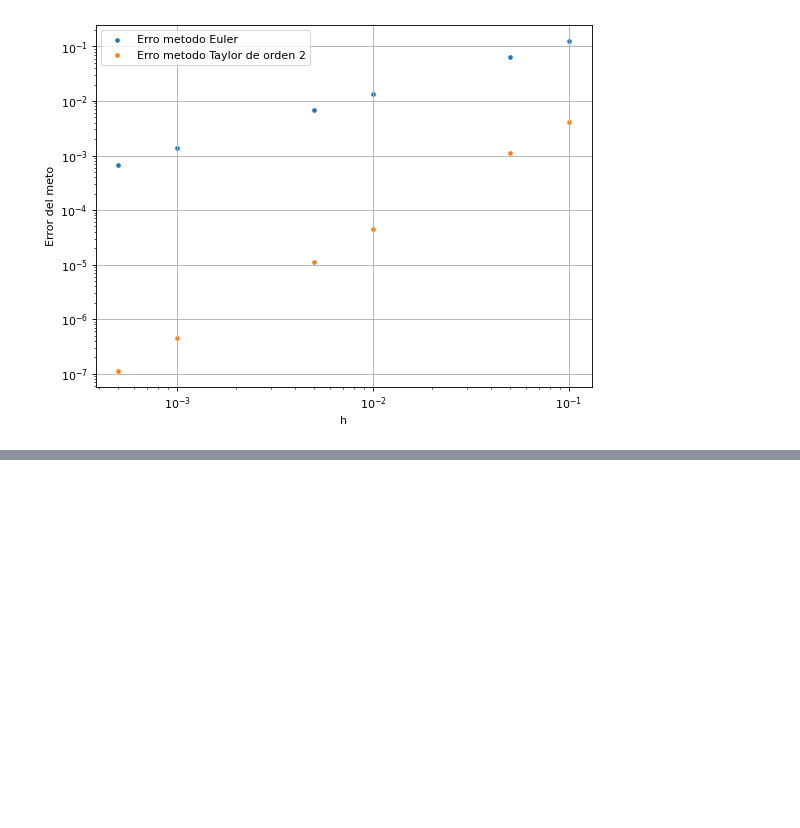
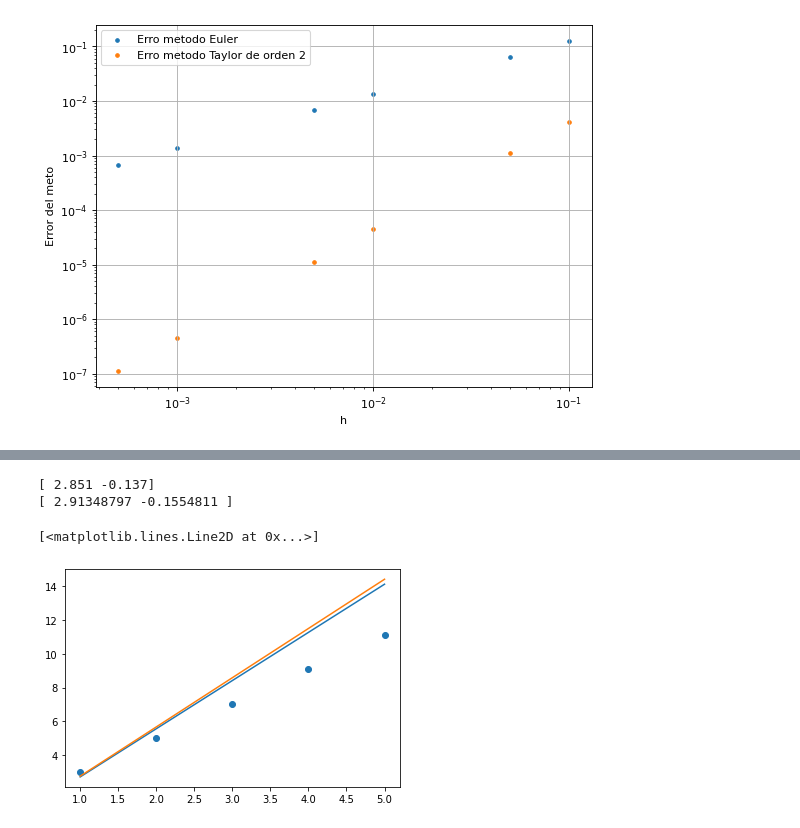
Before and after one commit to munhof/calculo-numerico, a Jupyter notebook: prueba_opsicion_DM_Exactas_uba_materias_con_hta_computacionales.ipynb, the cells around one changed output, grey strips where cells are left out. Saved outputs shown, nothing was run; the diff lists cells and outputs as text; code cells hidden in the pictures; blank space fills up the shorter version.

```diff
--- a/prueba_opsicion_DM_Exactas_uba_materias_con_hta_computacionales.ipynb
+++ b/prueba_opsicion_DM_Exactas_uba_materias_con_hta_computacionales.ipynb
@@ -453,0 +550,54 @@ plt.show()
+# %%
+#para este problema vamos a usar numpy y matplotlib
+
+import numpy as np
+import matplotlib.pyplot as plt
+
+#vamos a definir los arrays de los valores que vamos a ajustar
+
+X = np.array([1, 2, 3, 4, 5])
+Y = np.array([3, 5.01, 7.02, 9.1, 11.1])
+W = np.array([1, 0.5, 1, 0.5, 0.5])
+
+#Luego vamos a definir el espacio de funciones con el que vamos a ajustar, las phi_i
+
+phi_0 = lambda x : 1 + x*0
+
+phi_1 = lambda x : x
+
+phi = np.array([phi_0(X),phi_1(X)]) #juntamos las funcion phi_i como un vector
+
+#ahora definmos la funcion
+
+def ajusteCuadradosMinimos(X, Y, Func, W = []):
+    if W == []:
+        W = np.ones_like(Y)
+    n = len(X)
+    m = len(Func)
+    A = np.zeros((m,m))
+    B = np.zeros(m)
+    for i in range(m):
+        for j in range(m):
+            for k in range(n):
+                A[i][j] = A[i][j] + X[k]*W[k]*Func[i][k]*Func[j][k]
+    for i in range(m):
+        for j in range(n):
+            B[i] = B[i] + (Y[j] * W[j]) * Func[i][j]
+    C = np.linalg.solve(A,B)
+    return C
+
+C = ajusteCuadradosMinimos(X, Y, phi)
+print(C)
+Cw = ajusteCuadradosMinimos(X, Y, phi,W)
+print(Cw)
+
+lineal = lambda x, C : C[0]*x + C[1]
+
+plt.scatter(X,Y)
+plt.plot(X,lineal(X,C))
+plt.plot(X,lineal(X,Cw))
+# %% [output]
+[ 2.851 -0.137]
+[ 2.91348797 -0.1554811 ]
+[<matplotlib.lines.Line2D at 0x...>]
+[figure, added]
```
Also changed, not shown: parts of 2 cells of this notebook.
